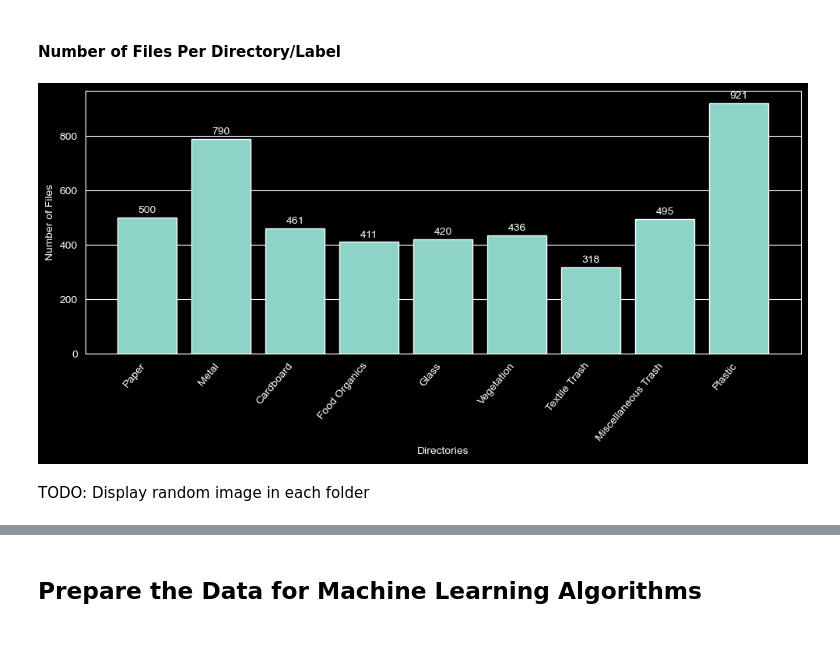
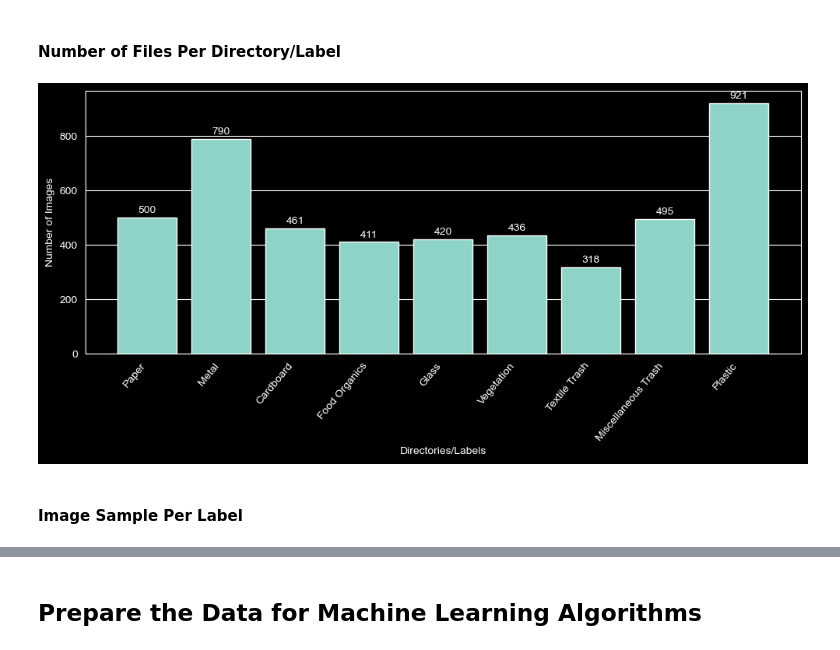
Before and after one commit to juliareinhart/waste-classification-ml, a Jupyter notebook: waste_classification.ipynb, the cells around one changed output, grey strips where cells are left out. Drawn from its saved outputs; the diff is of its cells as text; code cells hidden in the pictures.

Commit message:
Finish displaying metadata

```diff
--- a/waste_classification.ipynb
+++ b/waste_classification.ipynb
@@ -122,23 +122,23 @@ RealWaste
 # %%
 def display_directory_bar_graph(path: Path)->None:
     # Initialize directories with number of files
     dirs_map: dict[str, int] = {}
     for root, dirs, files in Path(path).walk(on_error=print):
         if root.name != path.name:
             dirs_map[root.name] = len(files)
     # Plot bar graph containing files per directory
     plt.figure(figsize=[10, 5])
     bars = plt.bar(dirs_map.keys(), dirs_map.values())
     plt.bar_label(bars, padding=2)
-    plt.xlabel('Directories')
-    plt.ylabel('Number of Files')
+    plt.xlabel('Directories/Labels')
+    plt.ylabel('Number of Images')
     plt.xticks(rotation=50, ha='right')
     plt.grid(axis='x')
     plt.tight_layout()
     plt.show()
 
 display_directory_bar_graph(real_waste_path)
 # %% [output]
-[figure, old version]
+[figure, new version]
 # %% [markdown]
-TODO: Display random image in each folder
+#### Image Sample Per Label
```
Also changed, not shown: parts of 1 cell of this notebook.
